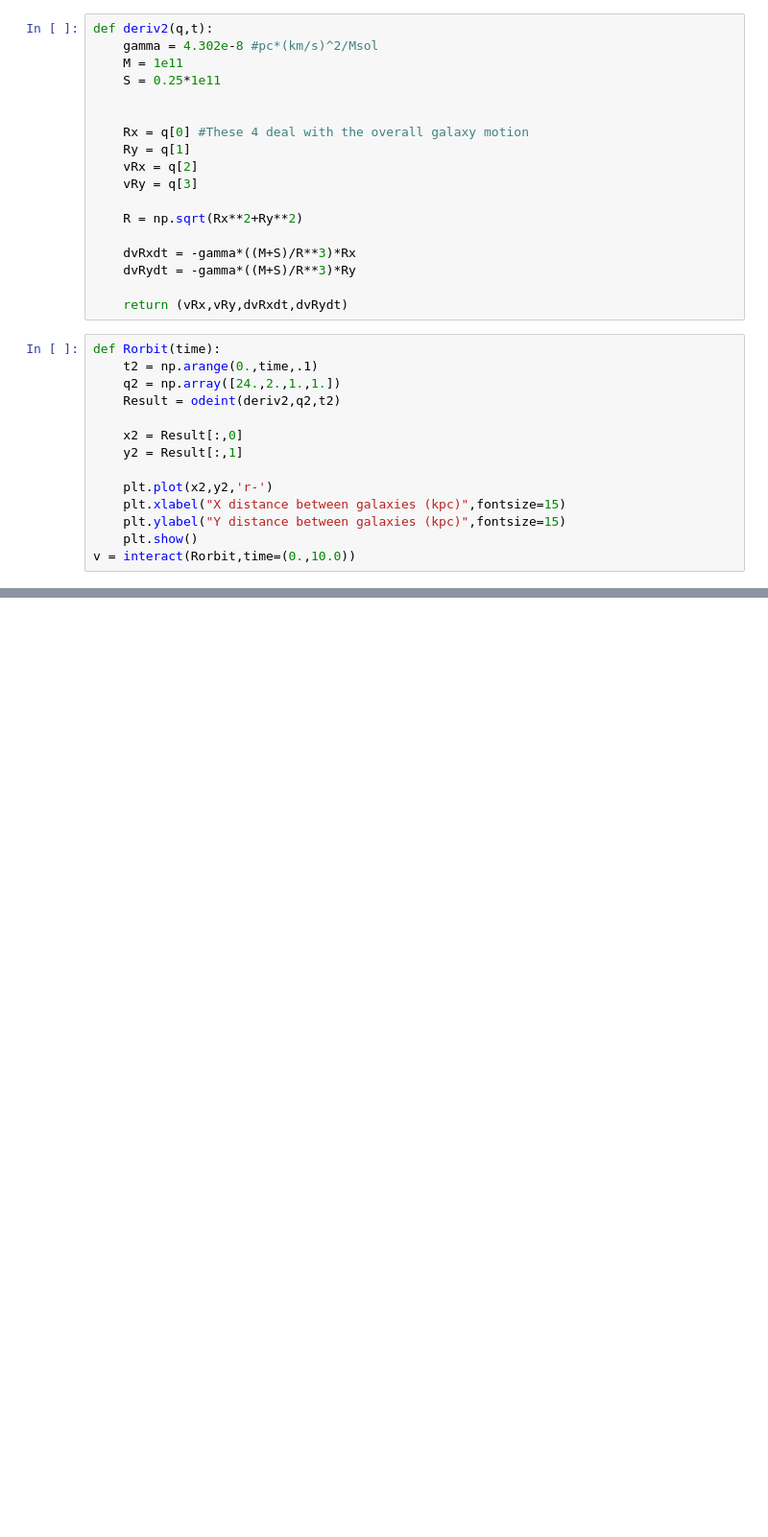
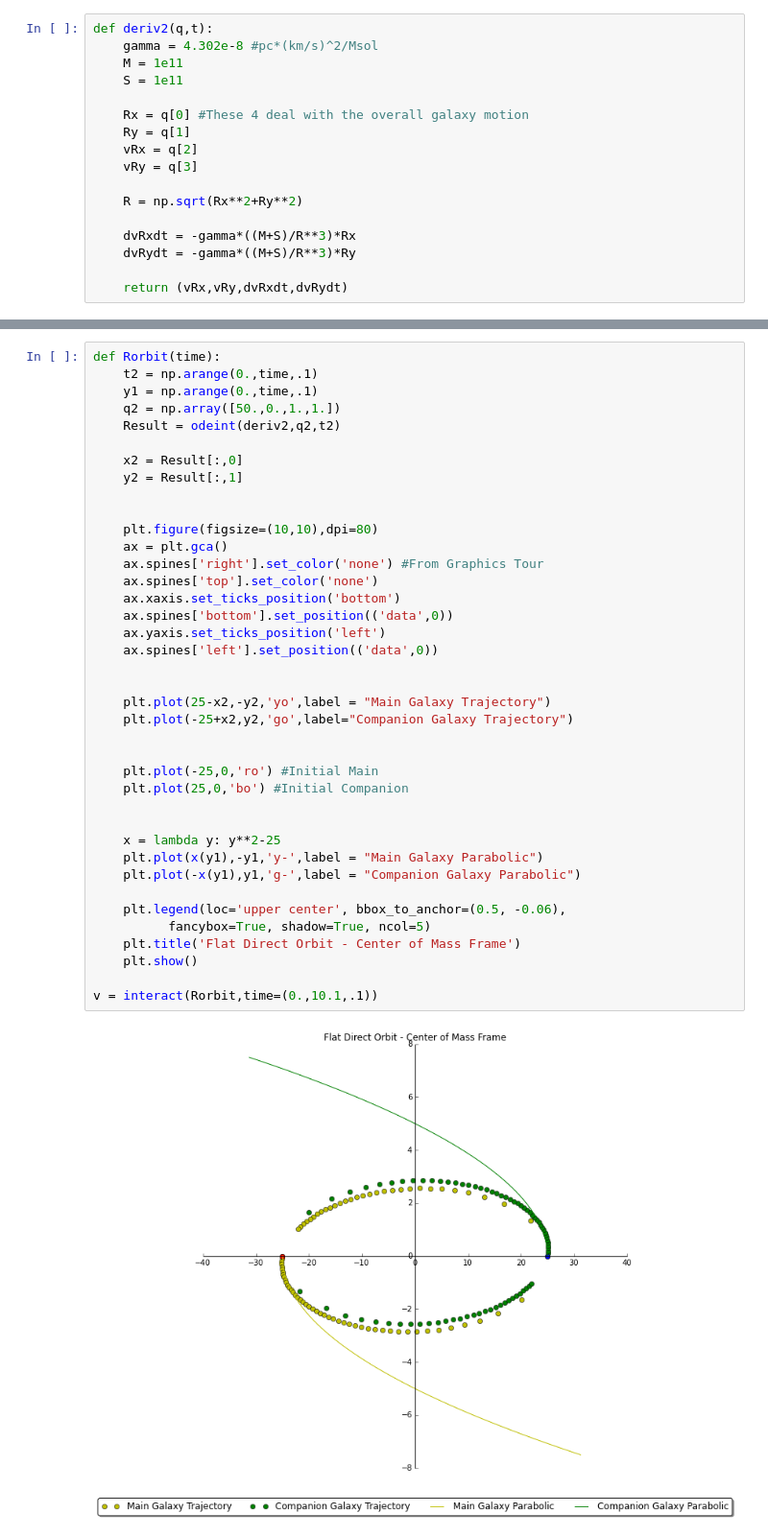
Before and after one commit to callen09/PHYS202-S14, a Jupyter notebook: GalaxyMerger/Work.ipynb, the cells around one changed output, grey strips where cells are left out. Shown at 96% size. Saved outputs shown, nothing was run; the diff lists cells and outputs as text; blank space fills up the shorter version.

```diff
--- a/GalaxyMerger/Work.ipynb
+++ b/GalaxyMerger/Work.ipynb
@@ -10,8 +12,7 @@ Populating the interactive namespace from numpy and matplotlib
 def deriv2(q,t):
     gamma = 4.302e-8 #pc*(km/s)^2/Msol
     M = 1e11
-    S = 0.25*1e11
-
+    S = 1e11
 
     Rx = q[0] #These 4 deal with the overall galaxy motion
     Ry = q[1]
@@ -24,17 +25,3 @@ def deriv2(q,t):
     dvRydt = -gamma*((M+S)/R**3)*Ry
 
     return (vRx,vRy,dvRxdt,dvRydt)
-# %%
-def Rorbit(time):
-    t2 = np.arange(0.,time,.1)
-    q2 = np.array([24.,2.,1.,1.])
-    Result = odeint(deriv2,q2,t2)
-
-    x2 = Result[:,0]
-    y2 = Result[:,1]
-
-    plt.plot(x2,y2,'r-')
-    plt.xlabel("X distance between galaxies (kpc)",fontsize=15)
-    plt.ylabel("Y distance between galaxies (kpc)",fontsize=15)
-    plt.show()
-v = interact(Rorbit,time=(0.,10.0))
@@ -62,0 +28,41 @@ print Result
+# %%
+def Rorbit(time):
+    t2 = np.arange(0.,time,.1)
+    y1 = np.arange(0.,time,.1)
+    q2 = np.array([50.,0.,1.,1.])
+    Result = odeint(deriv2,q2,t2)
+
+    x2 = Result[:,0]
+    y2 = Result[:,1]
+
+
+    plt.figure(figsize=(10,10),dpi=80)
+    ax = plt.gca()
+    ax.spines['right'].set_color('none') #From Graphics Tour
+    ax.spines['top'].set_color('none')
+    ax.xaxis.set_ticks_position('bottom')
+    ax.spines['bottom'].set_position(('data',0))
+    ax.yaxis.set_ticks_position('left')
+    ax.spines['left'].set_position(('data',0))
+
+
+    plt.plot(25-x2,-y2,'yo',label = "Main Galaxy Trajectory")
+    plt.plot(-25+x2,y2,'go',label="Companion Galaxy Trajectory")
+
+
+    plt.plot(-25,0,'ro') #Initial Main
+    plt.plot(25,0,'bo') #Initial Companion
+
+
+    x = lambda y: y**2-25
+    plt.plot(x(y1),-y1,'y-',label = "Main Galaxy Parabolic")
+    plt.plot(-x(y1),y1,'g-',label = "Companion Galaxy Parabolic")
+
+    plt.legend(loc='upper center', bbox_to_anchor=(0.5, -0.06),
+          fancybox=True, shadow=True, ncol=5)
+    plt.title('Flat Direct Orbit - Center of Mass Frame')
+    plt.show()
+
+v = interact(Rorbit,time=(0.,10.1,.1))
+# %% [output]
+[figure, added]
```
Also changed, not shown: parts of 11 cells of this notebook, 1 other file.
